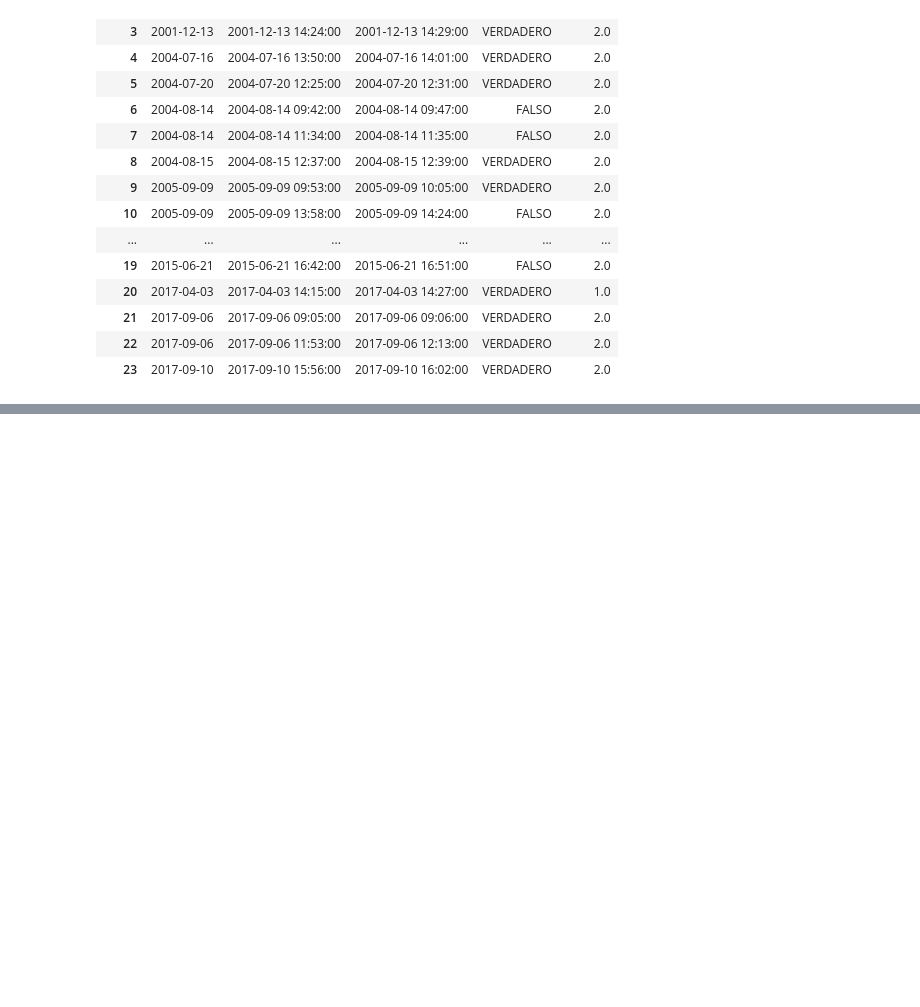
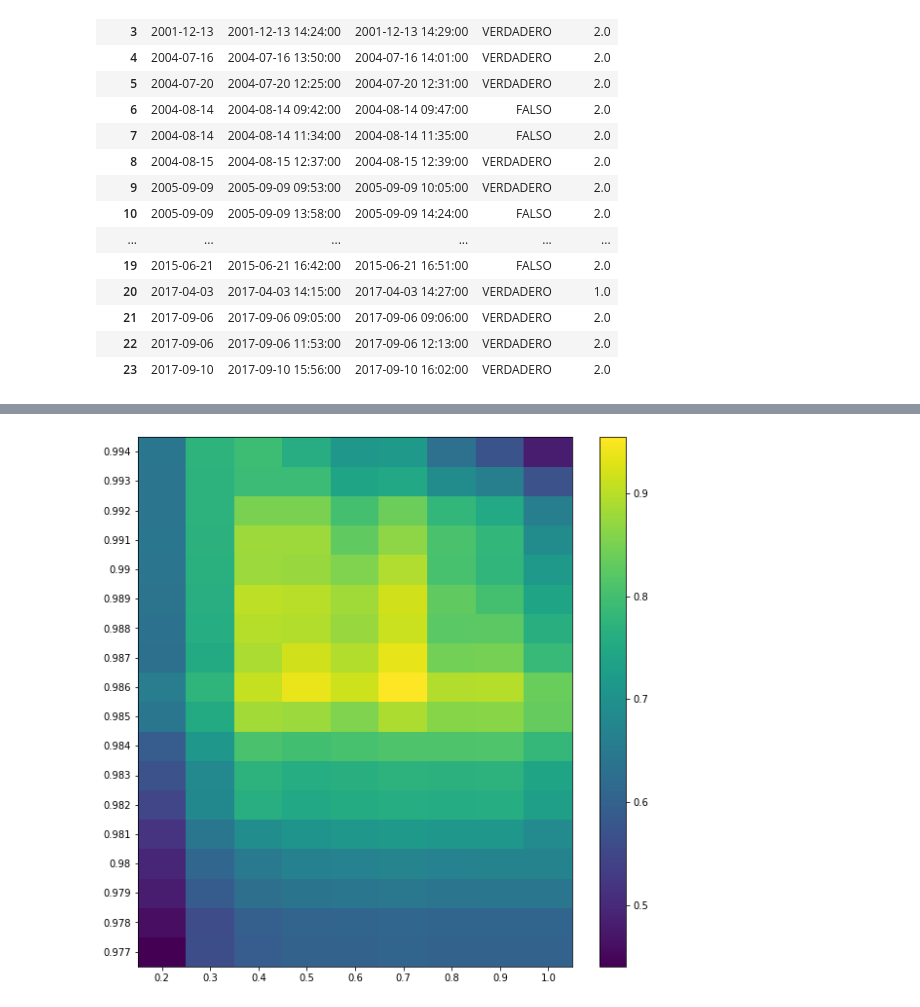
Before and after one commit to sunsun5/ObsEBR, a Jupyter notebook: combined_tests.ipynb, the cells around one changed output, grey strips where cells are left out. Cells and saved outputs as stored; diff of their text form; code cells hidden in the pictures; blank space fills up the shorter version.

```diff
--- a/combined_tests.ipynb
+++ b/combined_tests.ipynb
@@ -263,5 +285,10 @@ def margin(x):
     x = grouped_df.max()
     x['hora inici'] = grouped_df['hora inici'].min()
     x['metode'] = grouped_df['metode'].mean()
-    return x
+    grouped_df = x.groupby('group 2')
+    final = pd.DataFrame()
+    final = grouped_df.max()
+    final['hora inici'] = grouped_df['hora inici'].min()
+    final['metode'] = grouped_df['metode'].mean()
+    return final
 # %%
@@ -302,9 +306,3 @@ combined
 # %%
-margin(combined)
-combined[combined['resultat'] == 'VERDADERO']
-grouped_df = combined.groupby('group 2')
-final = pd.DataFrame()
-final = grouped_df.max()
-final['hora inici'] = grouped_df['hora inici'].min()
-final['metode'] = grouped_df['metode'].mean()
-final[final['resultat'] == 'VERDADERO']
+final = margin(combined)
+final['dia'] = final['hora final'] - final['hora inici']
@@ -329,0 +309,22 @@ final[final['resultat'] == 'VERDADERO']
+# %%
+youden_matrix = pd.DataFrame({})
+
+for corr in np.arange(0.977, 0.994, 0.001):
+    file1 = f'intervals_collections/intervals_anna/intervals-{corr}.csv'
+    Intervals1 = pd.read_csv(file1, index_col=0, delimiter=';')
+    Intervals1['metode'] = 1
+    strings_to_datetime(Intervals1)
+
+    for delta in [0.2,0.3,0.4,0.5,0.6,0.7,0.8,0.9,1]:
+        file2 = f'intervals_collections/intervals_alba/alba-{delta}.csv'
+        Intervals2 = pd.read_csv(file2, index_col=None, delimiter=';')
+        Intervals2['metode'] = 2
+        strings_to_datetime(Intervals2)
+
+        merged = pd.merge_ordered(Intervals1, Intervals2,
+              on=['dia', 'hora inici', 'hora final', 'resultat', 'metode'])
+        combined = join_times(merged)
+        combined['dia'] = combined['hora final'] - combined['hora inici']
+        final = margin(combined)
+
+        youden_matrix.loc[corr, delta] = roc_values_min(final)[5]
@@ -329,0 +351,8 @@ final[final['resultat'] == 'VERDADERO']
+# %%
+plt.pcolor(youden_matrix)
+plt.yticks(np.arange(0.5, len(youden_matrix.index), 1), youden_matrix.index)
+plt.xticks(np.arange(0.5, len(youden_matrix.columns), 1), youden_matrix.columns)
+plt.colorbar()
+plt.show()
+# %% [output]
+[figure, added]
```
Also changed, not shown: parts of 7 cells of this notebook, 1 other file.
